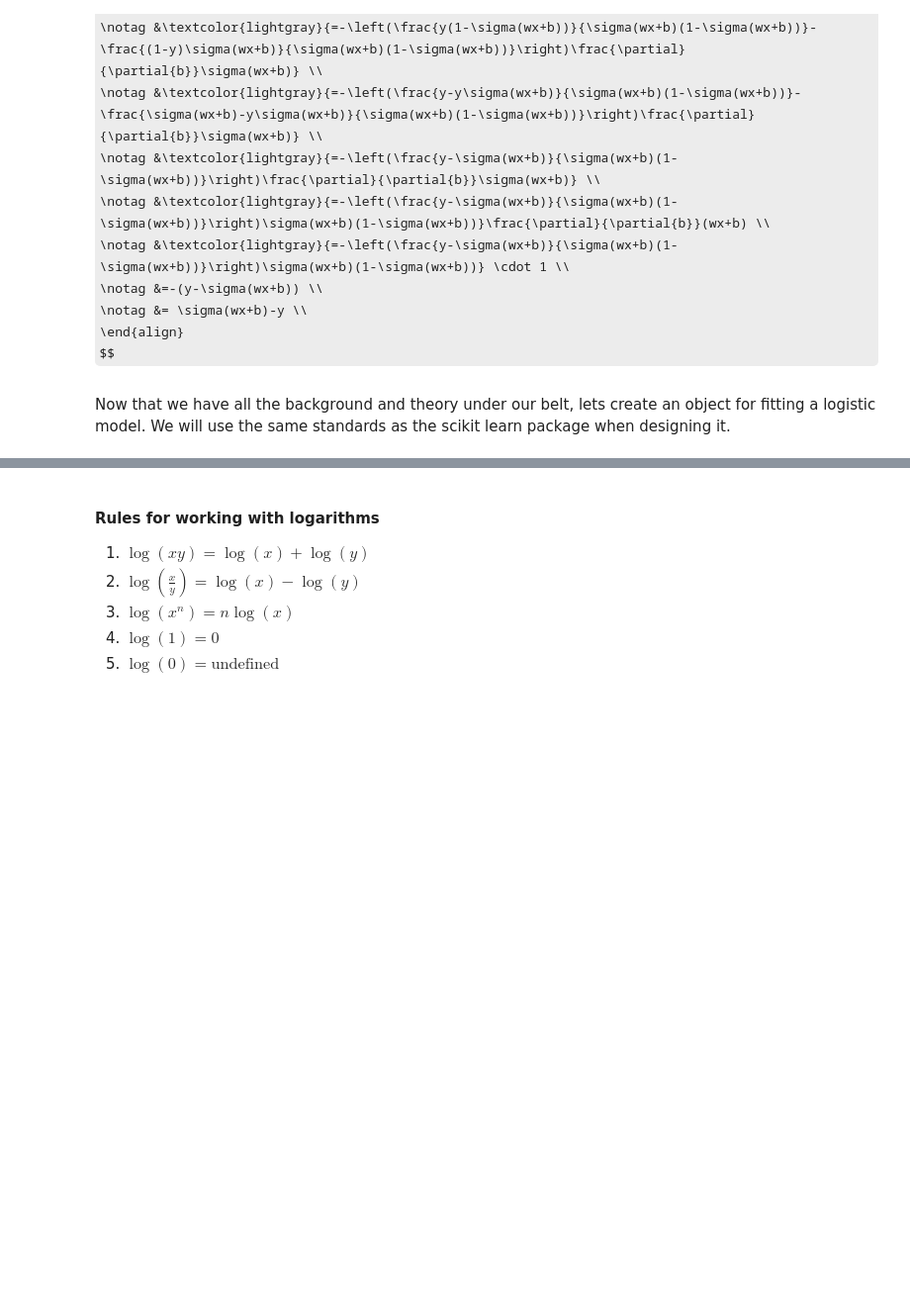
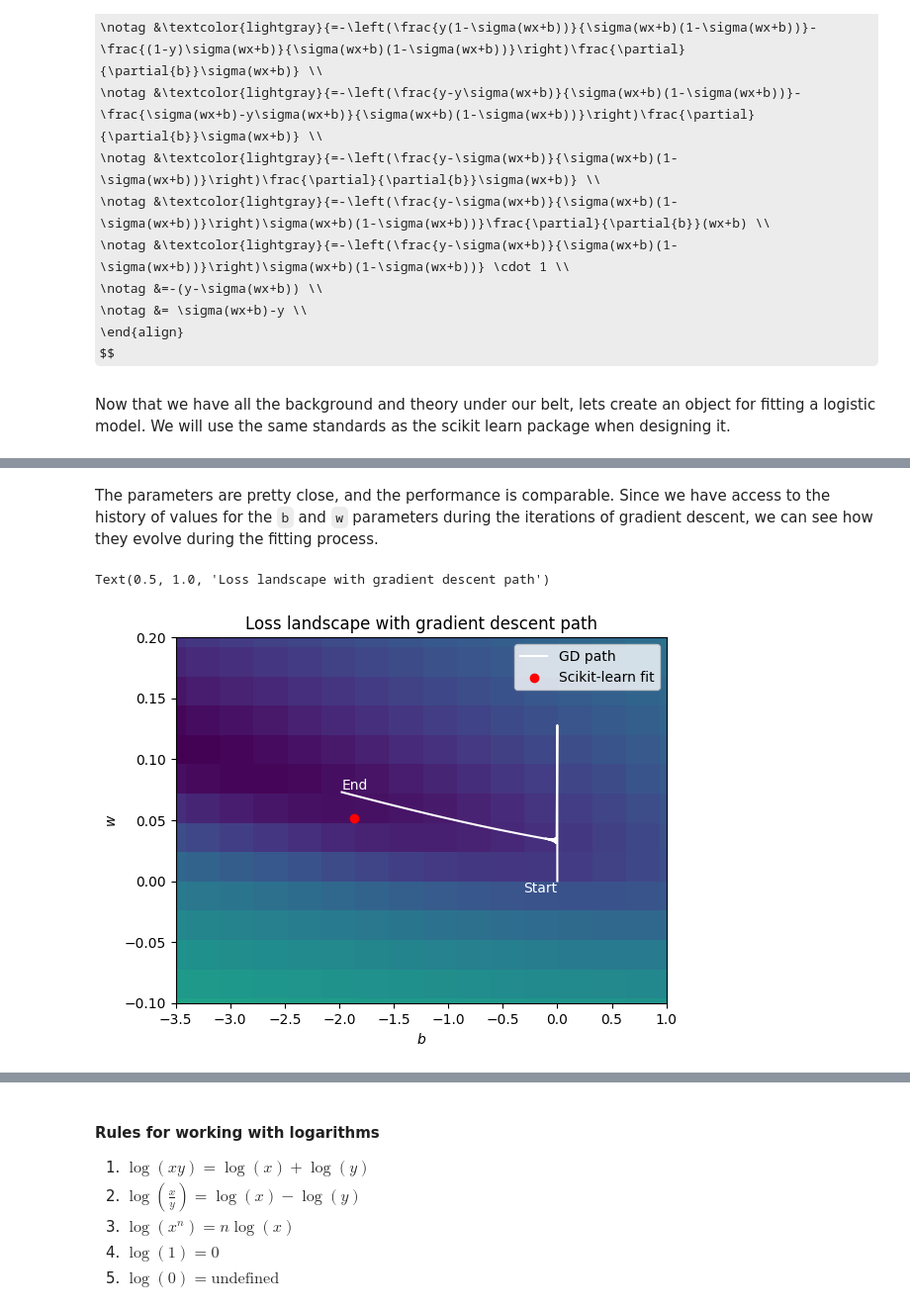
Before and after one commit to dbheadley/DecodingTheBrain, a Jupyter notebook: Week4/notes.ipynb, the cells around one changed output, grey strips where cells are left out. Shown at 99% size. Drawn from its saved outputs; the diff is of its cells as text; code cells hidden in the pictures; some formulas as TeX source; blank space fills up the shorter version.

```diff
--- a/Week4/notes.ipynb
+++ b/Week4/notes.ipynb
@@ -905,0 +903,16 @@ fig.tight_layout()
+# %% [markdown]
+The parameters are pretty close, and the performance is comparable. Since we have access to the history of values for the `b` and `w` parameters during the iterations of gradient descent, we can see how they evolve during the fitting process.
+# %%
+ax,_ = plot_logistic_loss_landscape(sel_data=np.arange(0, X.size))
+ax.plot(lm_scratch.b_hist, lm_scratch.w_hist, 'k', label='GD path', color='white')
+ax.text(lm_scratch.b_hist[0], lm_scratch.w_hist[0], 'Start', ha='right', va='top', color='white')
+ax.text(lm_scratch.b_hist[-1], lm_scratch.w_hist[-1], 'End', ha='left', va='bottom', color='white')
+ax.scatter(b_sk, w_sk, color='r', label='Scikit-learn fit')
+ax.legend()
+ax.set_xlim([-3.5, 1])
+ax.set_ylim([-0.1, 0.2])
+ax.grid(False)
+ax.set_title('Loss landscape with gradient descent path')
+# %% [output]
+Text(0.5, 1.0, 'Loss landscape with gradient descent path')
+[figure, added]
```
Also changed, not shown: parts of 18 cells of this notebook.
